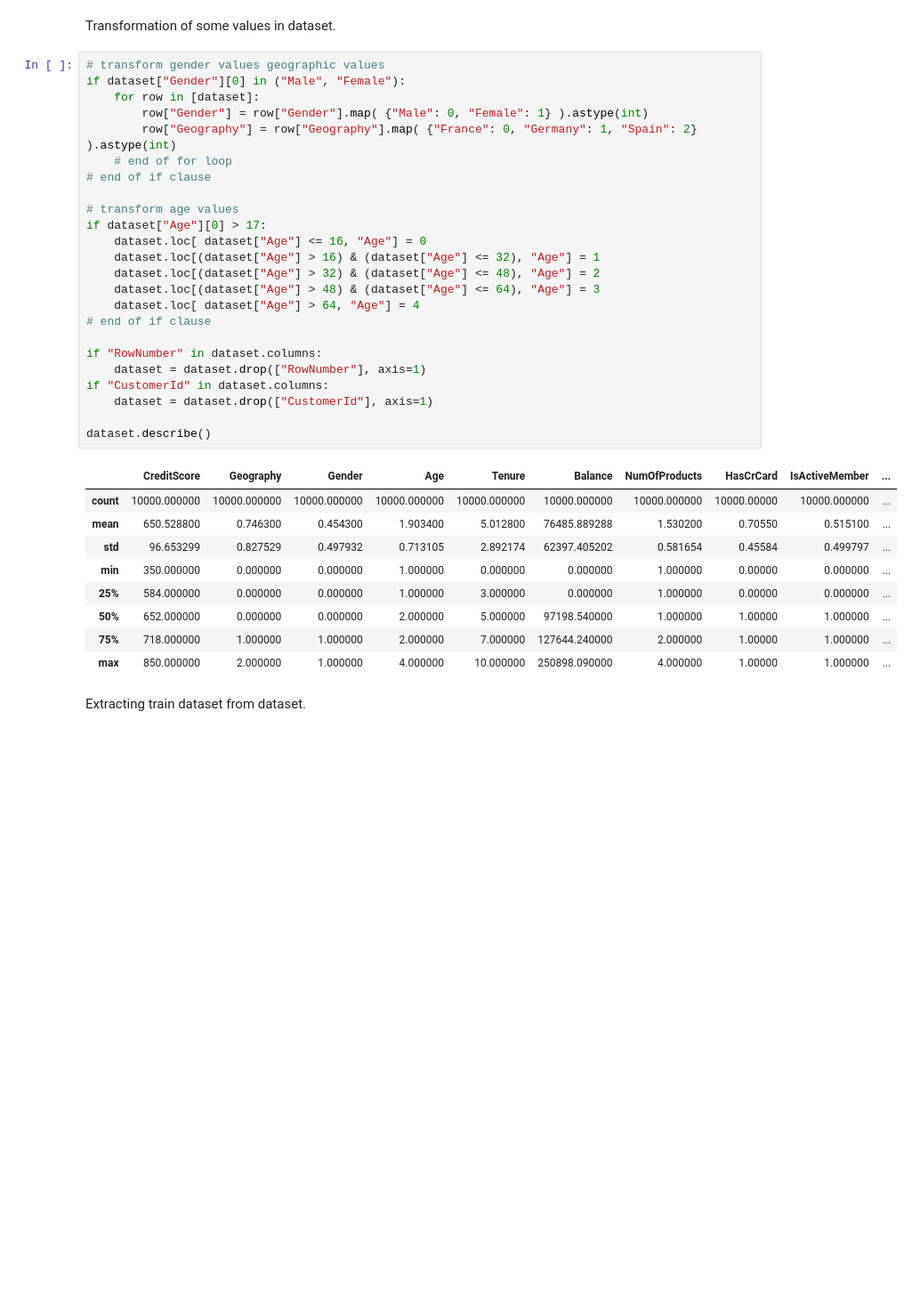
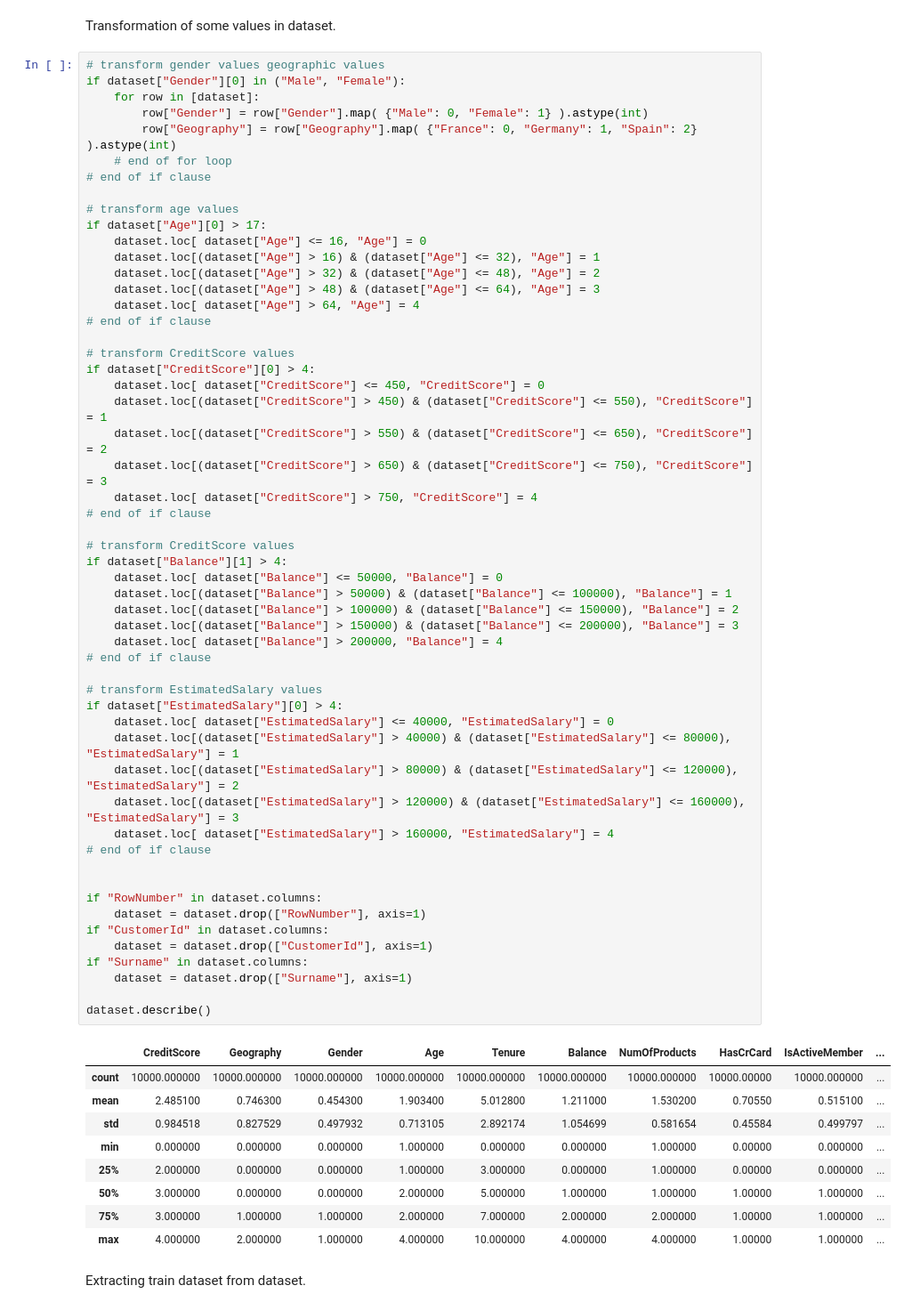
Before and after one commit to taneresme/ml.churnModelling, a Jupyter notebook: Churn_Modelling.ipynb, the cells around one changed output. Shown: that part at 89% size. Drawn from its saved outputs; the diff is of its cells as text; blank space fills up the shorter version.

```diff
--- a/Churn_Modelling.ipynb
+++ b/Churn_Modelling.ipynb
@@ -32,37 +32,67 @@ Transformation of some values in dataset.
 # %%
 # transform gender values geographic values
 if dataset["Gender"][0] in ("Male", "Female"):
     for row in [dataset]:
         row["Gender"] = row["Gender"].map( {"Male": 0, "Female": 1} ).astype(int)
         row["Geography"] = row["Geography"].map( {"France": 0, "Germany": 1, "Spain": 2} ).astype(int)
     # end of for loop
 # end of if clause
 
 # transform age values
 if dataset["Age"][0] > 17:
     dataset.loc[ dataset["Age"] <= 16, "Age"] = 0
     dataset.loc[(dataset["Age"] > 16) & (dataset["Age"] <= 32), "Age"] = 1
     dataset.loc[(dataset["Age"] > 32) & (dataset["Age"] <= 48), "Age"] = 2
     dataset.loc[(dataset["Age"] > 48) & (dataset["Age"] <= 64), "Age"] = 3
     dataset.loc[ dataset["Age"] > 64, "Age"] = 4
 # end of if clause
 
+# transform CreditScore values
+if dataset["CreditScore"][0] > 4:
+    dataset.loc[ dataset["CreditScore"] <= 450, "CreditScore"] = 0
+    dataset.loc[(dataset["CreditScore"] > 450) & (dataset["CreditScore"] <= 550), "CreditScore"] = 1
+    dataset.loc[(dataset["CreditScore"] > 550) & (dataset["CreditScore"] <= 650), "CreditScore"] = 2
+    dataset.loc[(dataset["CreditScore"] > 650) & (dataset["CreditScore"] <= 750), "CreditScore"] = 3
+    dataset.loc[ dataset["CreditScore"] > 750, "CreditScore"] = 4
+# end of if clause
+
+# transform CreditScore values
+if dataset["Balance"][1] > 4:
+    dataset.loc[ dataset["Balance"] <= 50000, "Balance"] = 0
+    dataset.loc[(dataset["Balance"] > 50000) & (dataset["Balance"] <= 100000), "Balance"] = 1
+    dataset.loc[(dataset["Balance"] > 100000) & (dataset["Balance"] <= 150000), "Balance"] = 2
+    dataset.loc[(dataset["Balance"] > 150000) & (dataset["Balance"] <= 200000), "Balance"] = 3
+    dataset.loc[ dataset["Balance"] > 200000, "Balance"] = 4
+# end of if clause
+
+# transform EstimatedSalary values
+if dataset["EstimatedSalary"][0] > 4:
+    dataset.loc[ dataset["EstimatedSalary"] <= 40000, "EstimatedSalary"] = 0
+    dataset.loc[(dataset["EstimatedSalary"] > 40000) & (dataset["EstimatedSalary"] <= 80000), "EstimatedSalary"] = 1
+    dataset.loc[(dataset["EstimatedSalary"] > 80000) & (dataset["EstimatedSalary"] <= 120000), "EstimatedSalary"] = 2
+    dataset.loc[(dataset["EstimatedSalary"] > 120000) & (dataset["EstimatedSalary"] <= 160000), "EstimatedSalary"] = 3
+    dataset.loc[ dataset["EstimatedSalary"] > 160000, "EstimatedSalary"] = 4
+# end of if clause
+
+
 if "RowNumber" in dataset.columns:
     dataset = dataset.drop(["RowNumber"], axis=1)
 if "CustomerId" in dataset.columns:
     dataset = dataset.drop(["CustomerId"], axis=1)
+if "Surname" in dataset.columns:
+    dataset = dataset.drop(["Surname"], axis=1)
 
 dataset.describe()
 # %% [output]
 |  | CreditScore | Geography | Gender | Age | Tenure | Balance | NumOfProducts | HasCrCard | IsActiveMember | ... |
 | count | 10000.000000 | 10000.000000 | 10000.000000 | 10000.000000 | 10000.000000 | 10000.000000 | 10000.000000 | 10000.00000 | 10000.000000 | ... |
-| mean | 650.528800 | 0.746300 | 0.454300 | 1.903400 | 5.012800 | 76485.889288 | 1.530200 | 0.70550 | 0.515100 | ... |
-| std | 96.653299 | 0.827529 | 0.497932 | 0.713105 | 2.892174 | 62397.405202 | 0.581654 | 0.45584 | 0.499797 | ... |
-| min | 350.000000 | 0.000000 | 0.000000 | 1.000000 | 0.000000 | 0.000000 | 1.000000 | 0.00000 | 0.000000 | ... |
-| 25% | 584.000000 | 0.000000 | 0.000000 | 1.000000 | 3.000000 | 0.000000 | 1.000000 | 0.00000 | 0.000000 | ... |
-| 50% | 652.000000 | 0.000000 | 0.000000 | 2.000000 | 5.000000 | 97198.540000 | 1.000000 | 1.00000 | 1.000000 | ... |
-| 75% | 718.000000 | 1.000000 | 1.000000 | 2.000000 | 7.000000 | 127644.240000 | 2.000000 | 1.00000 | 1.000000 | ... |
-| max | 850.000000 | 2.000000 | 1.000000 | 4.000000 | 10.000000 | 250898.090000 | 4.000000 | 1.00000 | 1.000000 | ... |
+| mean | 2.485100 | 0.746300 | 0.454300 | 1.903400 | 5.012800 | 1.211000 | 1.530200 | 0.70550 | 0.515100 | ... |
+| std | 0.984518 | 0.827529 | 0.497932 | 0.713105 | 2.892174 | 1.054699 | 0.581654 | 0.45584 | 0.499797 | ... |
+| min | 0.000000 | 0.000000 | 0.000000 | 1.000000 | 0.000000 | 0.000000 | 1.000000 | 0.00000 | 0.000000 | ... |
+| 25% | 2.000000 | 0.000000 | 0.000000 | 1.000000 | 3.000000 | 0.000000 | 1.000000 | 0.00000 | 0.000000 | ... |
+| 50% | 3.000000 | 0.000000 | 0.000000 | 2.000000 | 5.000000 | 1.000000 | 1.000000 | 1.00000 | 1.000000 | ... |
+| 75% | 3.000000 | 1.000000 | 1.000000 | 2.000000 | 7.000000 | 2.000000 | 2.000000 | 1.00000 | 1.000000 | ... |
+| max | 4.000000 | 2.000000 | 1.000000 | 4.000000 | 10.000000 | 4.000000 | 4.000000 | 1.00000 | 1.000000 | ... |
 # %% [markdown]
 Extracting train dataset from dataset.
 # %%
```
Also changed, not shown: parts of 6 cells of this notebook.
